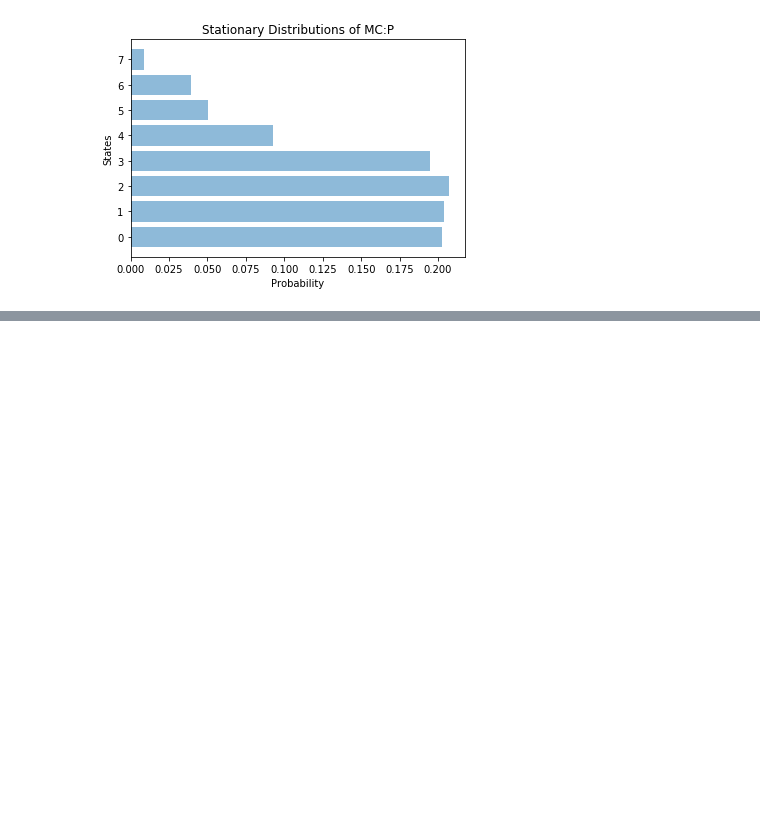
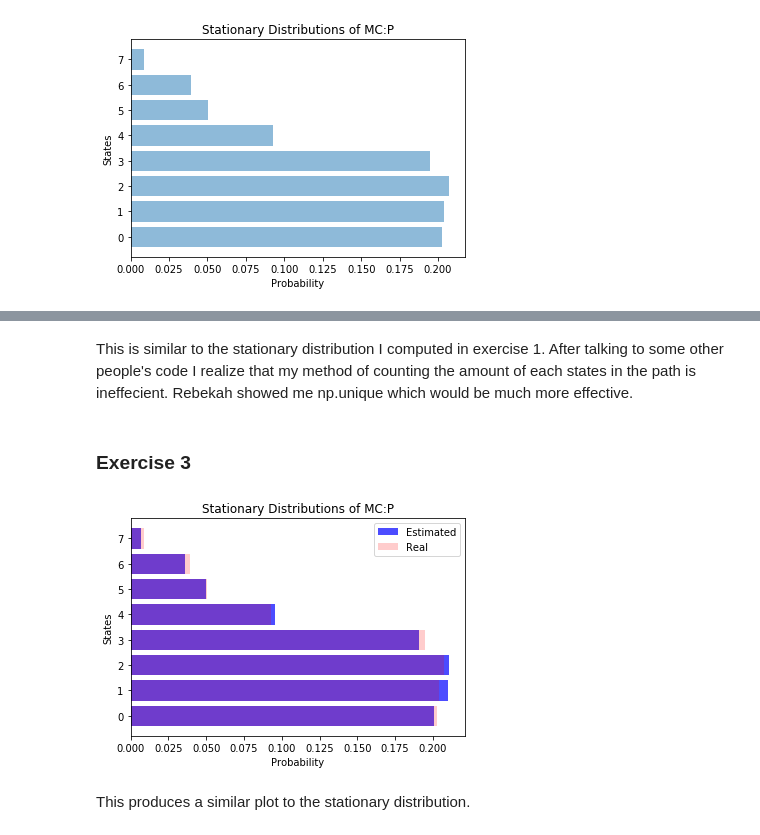
Before and after one commit to Cacheell/BootCamp2018, a Jupyter notebook: ProbSets/Econ/Week 2- HW.ipynb, the cells around one changed output, grey strips where cells are left out. Saved outputs shown, nothing was run; the diff lists cells and outputs as text; code cells hidden in the pictures; blank space fills up the shorter version.

```diff
--- a/ProbSets/Econ/Week 2- HW.ipynb
+++ b/ProbSets/Econ/Week 2- HW.ipynb
@@ -297,0 +306,39 @@ If you're reading this message in another frontend (for example, a static render
+# %% [markdown]
+This is similar to the stationary distribution I computed in exercise 1.
+After talking to some other people's code I realize that my method of counting the amount of each states in the path is ineffecient.  Rebekah showed me np.unique which would be much more effective.
+# %% [markdown]
+### Exercise 3
+# %%
+def ergodicity(mc, n=10_000, T=10_000):
+    """Uses Ergodicity to find stationary distribution.  This will run the number of
+    paths n times for some number of cross sections T, where T is suitably large"""
+    cross = np.empty((n))
+    ts_length = T
+    init = 1
+    for i in range(n):
+        X = mc.simulate_indices(ts_length, init)
+        cross[i] = X[T - 1]
+    zeros = sum([1 for x in X if x == 0])
+    ones = sum([1 for x in X if x == 1])
+    twos = sum([1 for x in X if x == 2])
+    threes = sum([1 for x in X if x == 3])
+    fours = sum([1 for x in X if x == 4])
+    fives = sum([1 for x in X if x == 5])
+    sixes = sum([1 for x in X if x == 6])
+    sevens = sum([1 for x in X if x == 7])
+    states_amount = [zeros, ones, twos, threes, fours, fives, sixes, sevens]
+    states = [x / n for x in states_amount]
+    return states
+
+ergo = ergodicity(mc)
+plt.barh(range(len(P)), ergo, color='b', align='center', alpha=0.7, label="Estimated")
+plt.barh(range(len(stat_dist[0])), stat_dist[0], color='r', align='center', alpha=0.2, label='Real')
+plt.ylabel("States")
+plt.xlabel("Probability")
+plt.title("Stationary Distributions of MC:P")
+plt.legend()
+plt.show()
+# %% [output]
+[figure, added]
+# %% [markdown]
+This produces a similar plot to the stationary distribution.
```
Also changed, not shown: parts of 3 cells of this notebook.
